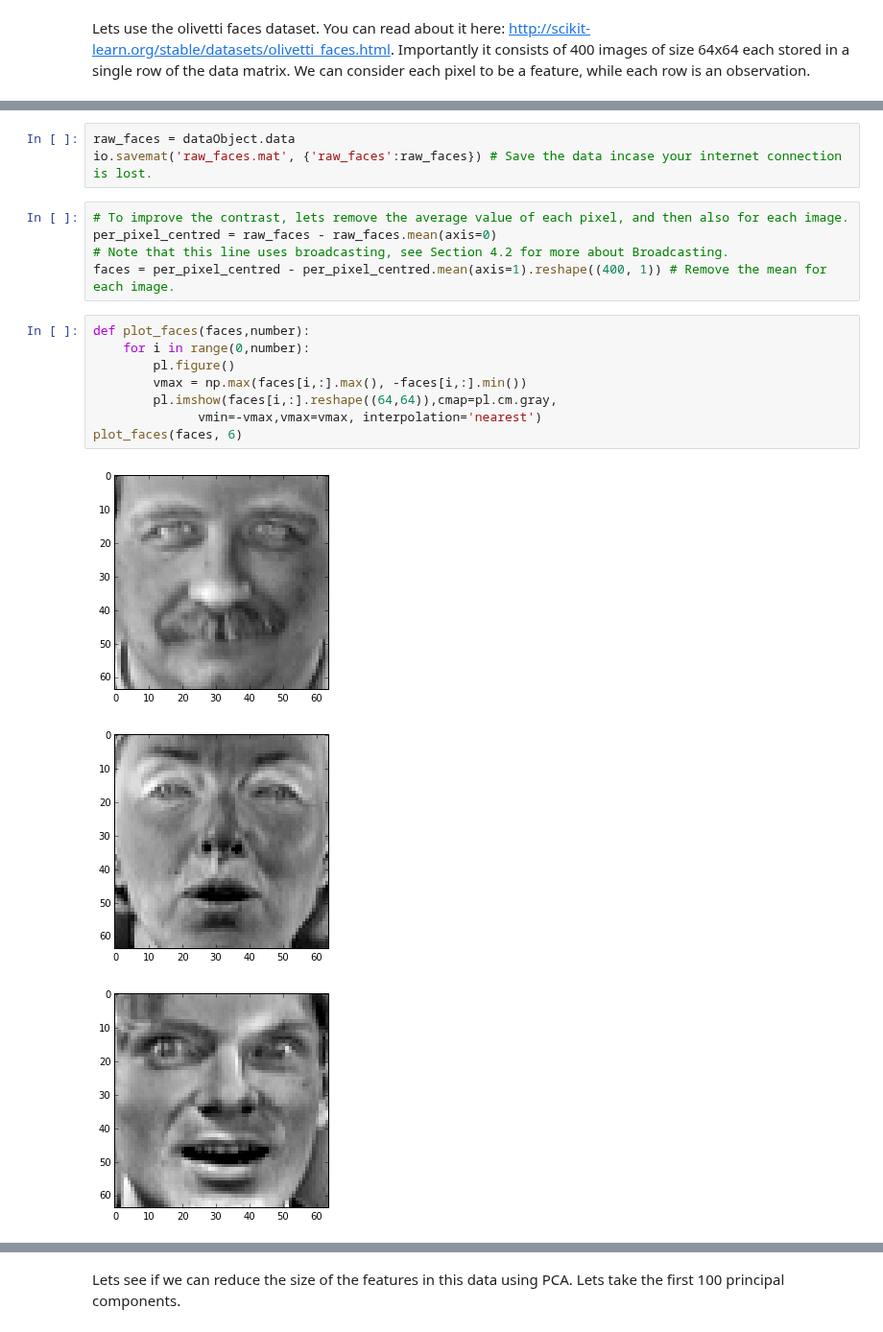
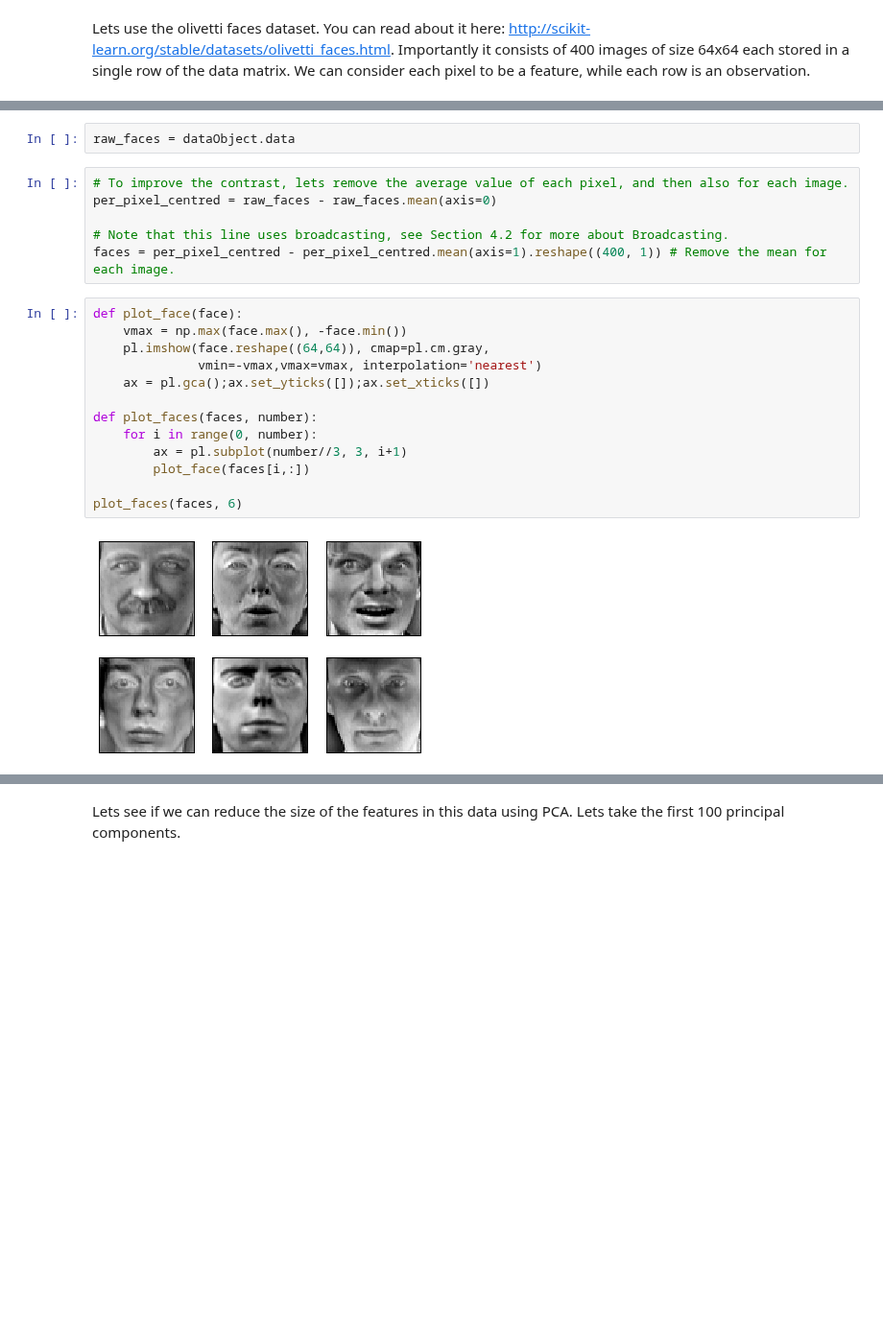
Before and after one commit to NICTA/MLSS, a Jupyter notebook: Intro to python.ipynb, the cells around one changed output, grey strips where cells are left out. Shown at 96% size. Drawn from its saved outputs; the diff is of its cells as text; blank space fills up the shorter version.

```diff
--- a/Intro to python.ipynb
+++ b/Intro to python.ipynb
@@ -335,20 +365,23 @@ dataObject = datasets.fetch_olivetti_faces(shuffle=True, random_state=100)
-# %%
-raw_faces = dataObject.data
-io.savemat('raw_faces.mat', {'raw_faces':raw_faces}) # Save the data incase your internet connection is lost.
+# %%
+raw_faces = dataObject.data
 # %%
 # To improve the contrast, lets remove the average value of each pixel, and then also for each image.
 per_pixel_centred = raw_faces - raw_faces.mean(axis=0)
+
 # Note that this line uses broadcasting, see Section 4.2 for more about Broadcasting.
 faces = per_pixel_centred - per_pixel_centred.mean(axis=1).reshape((400, 1)) # Remove the mean for each image.
 # %%
-def plot_faces(faces,number):
-    for i in range(0,number):
-        pl.figure()
-        vmax = np.max(faces[i,:].max(), -faces[i,:].min())
-        pl.imshow(faces[i,:].reshape((64,64)),cmap=pl.cm.gray,
+def plot_face(face):
+    vmax = np.max(face.max(), -face.min())
+    pl.imshow(face.reshape((64,64)), cmap=pl.cm.gray,
               vmin=-vmax,vmax=vmax, interpolation='nearest')
+    ax = pl.gca();ax.set_yticks([]);ax.set_xticks([])
+
+def plot_faces(faces, number):
+    for i in range(0, number):
+        ax = pl.subplot(number//3, 3, i+1)
+        plot_face(faces[i,:])
+
 plot_faces(faces, 6)
 # %% [output]
-[figure, old version]
+[figure, new version]
-[figure, removed]
-[figure, removed]
```
Also changed, not shown: parts of 25 cells of this notebook, 1 other file.
